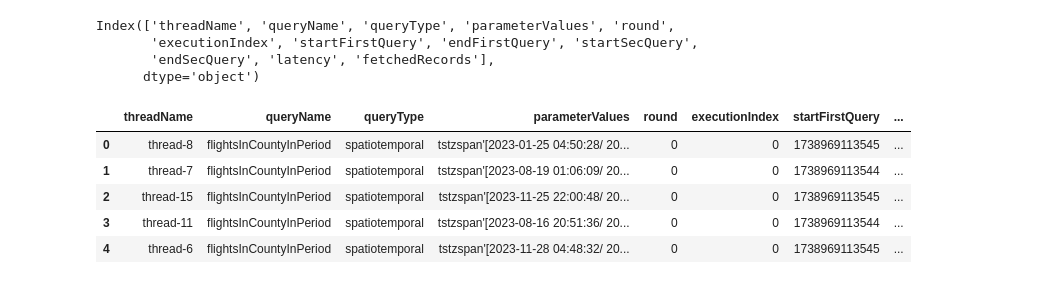
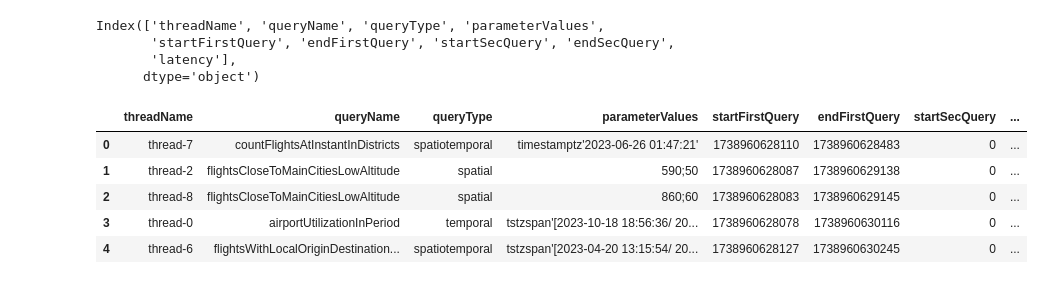
Before and after one commit to FelixMedicusf/master_project, a Jupyter notebook: bench_results/Untitled.ipynb, the cells around one changed output. Saved outputs shown, nothing was run; the diff lists cells and outputs as text; code cells hidden in the pictures.

```diff
--- a/bench_results/Untitled.ipynb
+++ b/bench_results/Untitled.ipynb
@@ -3,21 +7,38 @@ import pandas as pd
 # %%
-mongodbSinglePath = r"C:\Users\Felix Medicus\Desktop\benchmark_experiments\MongoDB\single\2.mongo_benchmark_execution_logs_spatiotemporal.txt"
-mobilitydbSinglePath = r"C:\Users\Felix Medicus\Desktop\benchmark_experiments\MobilityDB\single\2.sql_benchmark_execution_logs_spatiotemporal.txt"
+mongodbSinglePath = r"C:\Users\Felix Medicus\Desktop\benchmark_experiments\MongoDB\single\1.mongo_benchmark_execution_logs_mixed.txt"
+mobilitydbSinglePath = r"C:\Users\Felix Medicus\Desktop\benchmark_experiments\MobilityDB\single\1.sql_benchmark_execution_logs_mixed.txt"
+mongodb_single_path_spatiotemporal = r"C:\Users\Felix Medicus\Desktop\benchmark_experiments\MongoDB\single\1.mongo_benchmark_execution_logs_spatiotemporal.txt"
+mongodb_single_path_spatial = r"C:\Users\Felix Medicus\Desktop\benchmark_experiments\MongoDB\single\1.mongo_benchmark_execution_logs_spatial.txt"
+mobilitydb_single_path_spatiotemporal = r"C:\Users\Felix Medicus\Desktop\benchmark_experiments\MobilityDB\single\1.sql_benchmark_execution_logs_spatiotemporal.txt"
+mobilitydb_single_path_spatial = r"C:\Users\Felix Medicus\Desktop\benchmark_experiments\MobilityDB\single\1.sql_benchmark_execution_logs_spatial.txt"
 
-mobilitydbClusterPath = r"C:\Users\Felix Medicus\Desktop\benchmark_experiments\MobilityDB\cluster\1.mongo_benchmark_execution_logs_spatiotemporal.txt"
-mobilitydbClusterPath = r"C:\Users\Felix Medicus\Desktop\benchmark_experiments\MobilityDB\cluster\1.sql_benchmark_execution_logs_spatiotemporal.txt"
+
+mongodbClusterPath = r"C:\Users\Felix Medicus\Desktop\benchmark_experiments\MongoDB\cluster\1.mongo_benchmark_execution_logs_mixed.txt"
+mobilitydbClusterPath = r"C:\Users\Felix Medicus\Desktop\benchmark_experiments\MobilityDB\cluster\1.sql_benchmark_execution_logs_mixed.txt"
 # %%
 df=pd.read_csv(mobilitydbSinglePath, skiprows=1)
+mongo_st_df=pd.read_csv(mongodb_single_path_spatiotemporal, skiprows=1)
+mongo_spatial_df=pd.read_csv(mongodb_single_path_spatial, skiprows=1)
+mobility_st_df=pd.read_csv(mobilitydb_single_path_spatiotemporal, skiprows=1)
+mobility_spatial_df=pd.read_csv(mobilitydb_single_path_spatial, skiprows=1)
+
+spatialQuery="flightClosestToPoint"
+spatiotemporalQuery="inCityRadiusInPeriod"
+
+
+df.drop('fetchedRecords', 1, inplace=True)
+df.drop('round', 1, inplace=True)
+df.drop('executionIndex', 1, inplace=True)
 print(df.columns)
 df.head()
 # %% [output]
-Index(['threadName', 'queryName', 'queryType', 'parameterValues', 'round',
-       'executionIndex', 'startFirstQuery', 'endFirstQuery', 'startSecQuery',
-       'endSecQuery', 'latency', 'fetchedRecords'],
+Index(['threadName', 'queryName', 'queryType', 'parameterValues',
+       'startFirstQuery', 'endFirstQuery', 'startSecQuery', 'endSecQuery',
+       'latency'],
       dtype='object')
-|  | threadName | queryName | queryType | parameterValues | round | executionIndex | startFirstQuery | ... |
-| 0 | thread-8 | flightsInCountyInPeriod | spatiotemporal | tstzspan'[2023-01-25 04:50:28/ 20... | 0 | 0 | 1738969113545 | ... |
-| 1 | thread-7 | flightsInCountyInPeriod | spatiotemporal | tstzspan'[2023-08-19 01:06:09/ 20... | 0 | 0 | 1738969113544 | ... |
-| 2 | thread-15 | flightsInCountyInPeriod | spatiotemporal | tstzspan'[2023-11-25 22:00:48/ 20... | 0 | 0 | 1738969113545 | ... |
-| 3 | thread-11 | flightsInCountyInPeriod | spatiotemporal | tstzspan'[2023-08-16 20:51:36/ 20... | 0 | 0 | 1738969113544 | ... |
-| 4 | thread-6 | flightsInCountyInPeriod | spatiotemporal | tstzspan'[2023-11-28 04:48:32/ 20... | 0 | 0 | 1738969113545 | ... |
+|  | threadName | queryName | queryType | parameterValues | startFirstQuery | endFirstQuery | startSecQuery | ... |
+| 0 | thread-7 | countFlightsAtInstantInDistricts | spatiotemporal | timestamptz'2023-06-26 01:47:21' | 1738960628110 | 1738960628483 | 0 | ... |
+| 1 | thread-2 | flightsCloseToMainCitiesLowAltitude | spatial | 590;50 | 1738960628087 | 1738960629138 | 0 | ... |
+| 2 | thread-8 | flightsCloseToMainCitiesLowAltitude | spatial | 860;60 | 1738960628083 | 1738960629145 | 0 | ... |
+| 3 | thread-0 | airportUtilizationInPeriod | temporal | tstzspan'[2023-10-18 18:56:36/ 20... | 1738960628078 | 1738960630116 | 0 | ... |
+| 4 | thread-6 | flightsWithLocalOriginDestination... | spatiotemporal | tstzspan'[2023-04-20 13:15:54/ 20... | 1738960628127 | 1738960630245 | 0 | ... |
```
Also changed, not shown: parts of 12 cells of this notebook, 22 other files.
